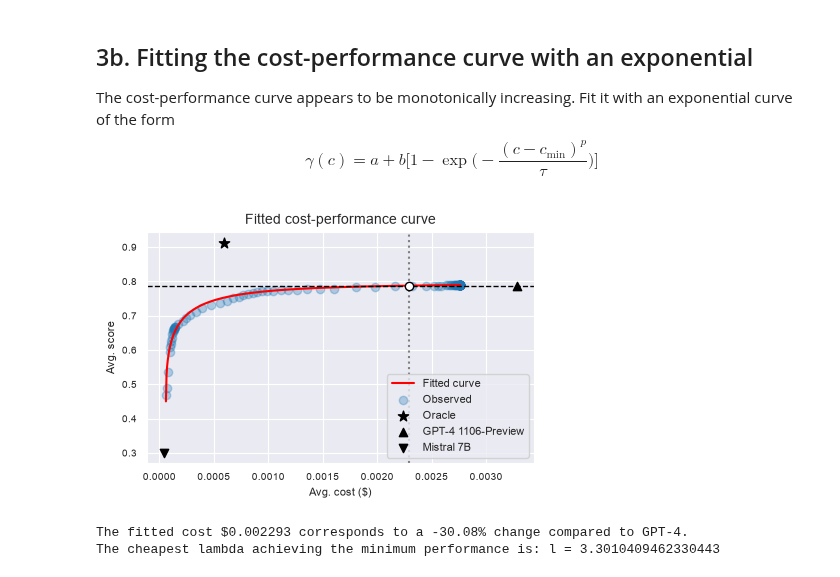
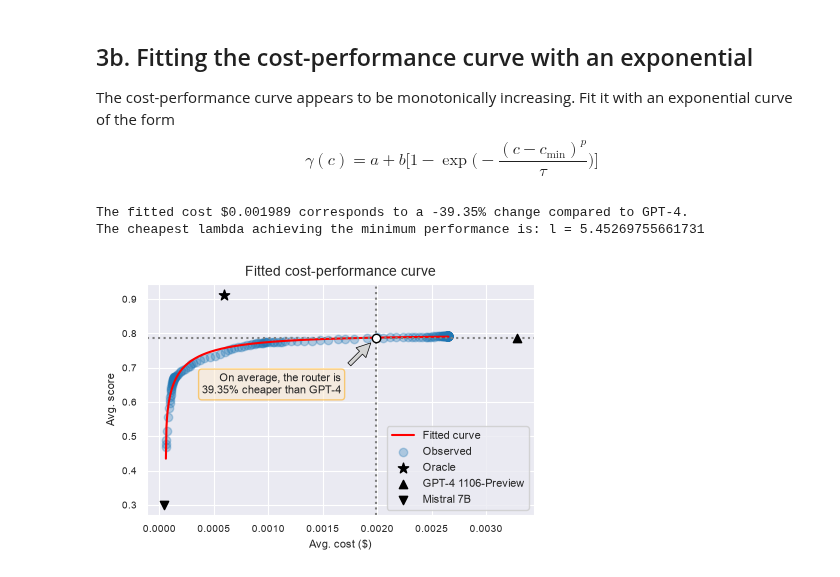
Before and after one commit to Erdos-Projects/fall-2026-right-for-less, a Jupyter notebook: 3_policy_evaluation/viz_notebook.ipynb, the cells around one changed output. Drawn from its saved outputs; the diff is of its cells as text; code cells hidden in the pictures.

```diff
--- a/3_policy_evaluation/viz_notebook.ipynb
+++ b/3_policy_evaluation/viz_notebook.ipynb
@@ -24,15 +24,23 @@ The allowable options for the model configuration are:
 # %%
 # select output to load from trained model
 model_name = 'xgb'
-embed_name = 'e5'
+embed_name = 'tfidf'
 split_name = 'validation'
 score_type = 'expected'
 
+EXPORT_FIG = False # toggle figure export
+
+# -------------------------------------------------------------------------------
 scores, costs = load_predictions(model_name, embed_name, split_name, score_type)
 predictions   = (scores, costs)
 
 print(f'Score data type: {type(scores)}, \t Score data shape: {scores.shape}')
 print(f'Cost data type: {type(costs)}, \t Cost data shape: {costs.shape}')
+
+# -------------------------------------------------------------------------------
+save_prefix = "figures/" + "_".join([model_name, embed_name, split_name, score_type]) + "/"
+save_path = Path(save_prefix)
+save_path.mkdir(parents=True, exist_ok=True)
 # %% [output]
 Score data type: <class 'pandas.DataFrame'>,     Score data shape: (3649, 11)
 Cost data type: <class 'pandas.DataFrame'>,      Cost data shape: (3649, 11)
@@ -232,7 +317,7 @@ $$\text{Acc}(\lambda_0), \text{Acc}(\lambda_1), \ldots, \text{Acc}(\lambda_n)$$
 The resulting graph of $(\text{Cost},\text{Acc})$ represents the **cost-performance** tradeoff obtained by decreasing the willingness to pay.
 # %%
 l_max = 5000
-L = np.concatenate([[0],np.geomspace(0.001, l_max, 100)])
+L = np.concatenate([[0],np.geomspace(0.001, l_max, 200)])
 analysis = DecisionPolicy(predictions, truths, l=0, show=False)
 results = policy.evaluate_lambdas(L)
 
@@ -271,5 +356,7 @@ plt.title('Cost vs. performance')
 plt.xlabel('Avg. cost ($)')
 plt.ylabel('Avg. score')
 plt.legend()
-plt.show()
+
+if EXPORT_FIG:
+    plt.savefig(save_prefix + "cost_performance_curve.png", bbox_inches="tight", pad_inches=0);
 # %% [output]
@@ -304,40 +391,51 @@ params, _ = curve_fit(
 # %%
 # Set the performance threshold. Default value = GPT
 T = gs
 
 # find the associated cost using the inverse curve
 inv_T = inverse_fitting_curve(T, *params) / 1000
+
+# find the closest lambda that achieves the minimum tolerance for the cheapest ccost
+l_T = policy.select_lambda_from_threshold(l_values=L, threshold=T)
+
+cost_saving = 100 * (gc-inv_T) / gc * np.sign(inv_T-gc)
+print(f'The fitted cost ${inv_T:0.6f} corresponds to a {cost_saving:0.2f}% change compared to GPT-4.')
+print(f'The cheapest lambda achieving the minimum performance is: l = {l_T}')
 
 # plot fitted curve
 x_fit = np.linspace(x.min(), x.max(), 500)
 y_fit = fitting_curve(x_fit, *params)
 
 plt.figure(figsize=(5,3))
 plt.plot(x_fit / 1000, y_fit, 'r', label="Fitted curve")
 plt.scatter(x / 1000, y, label="Observed", alpha=0.3)
 
 # plot reference points
 plt.scatter(oc, os, color='k', marker='*', s=60, label='Oracle')
-plt.scatter(gc, gs, color='k', marker='^', label='GPT-4 1106-Preview')
+plt.scatter(gc, gs, color='k', marker='^', label='GPT-4 1106-Preview', zorder=3)
 plt.scatter(mc, ms, color='k', marker='v', label='Mistral 7B')
 
 # plot tolerance line
-plt.axhline(y=T, color='k', linestyle='--', lw=1)
+plt.axhline(y=T, color='gray', linestyle=':')
 plt.axvline(x=inv_T, color='gray', linestyle=':')
-plt.scatter(inv_T, T, color='w', edgecolors='k', zorder=2)
+plt.scatter(inv_T, T, color='w', edgecolors='k', zorder=4)
 
 plt.title('Fitted cost-performance curve')
 plt.xlabel("Avg. cost ($)")
 plt.ylabel("Avg. score")
-plt.legend()
-plt.show()
+plt.legend(loc="lower right")
 
-# find the closest lambda that achieves the minimum tolerance for the cheapest ccost
-l_T = policy.select_lambda_from_threshold(l_values=L, threshold=T)
+# add "caption" inside the plot area
+plt.annotate(f"On average, the router is\n{np.abs(cost_saving):.2f}% cheaper than GPT-4", xy=(inv_T, T),
+             xytext=(-25,-25), textcoords='offset points',
+             horizontalalignment='right', verticalalignment='top',
+             arrowprops=dict(facecolor='lightgray', ec='k', lw=0.5,
+                             width=3, headwidth=10, headlength=10, shrink=0.15),
+             bbox=dict(boxstyle="round", fc='blanchedalmond', ec='orange', alpha=0.5))
 
-print(f'The fitted cost ${inv_T:0.6f} corresponds to a {100*(gc-inv_T)/gc*np.sign(inv_T-gc):0.2f}% change compared to GPT-4.')
-print(f'The cheapest lambda achieving the minimum performance is: l = {l_T}')
+if EXPORT_FIG:
+    plt.savefig(save_prefix + "fitted_cost_performance_curve.png", bbox_inches="tight", pad_inches=0);
 # %% [output]
+The fitted cost $0.001989 corresponds to a -39.35% change compared to GPT-4.
+The cheapest lambda achieving the minimum performance is: l = 5.45269755661731
-[figure, old version]
+[figure, new version]
-The fitted cost $0.002293 corresponds to a -30.08% change compared to GPT-4.
-The cheapest lambda achieving the minimum performance is: l = 3.3010409462330443
```
Also changed, not shown: parts of 14 cells of this notebook, 2 other files.
